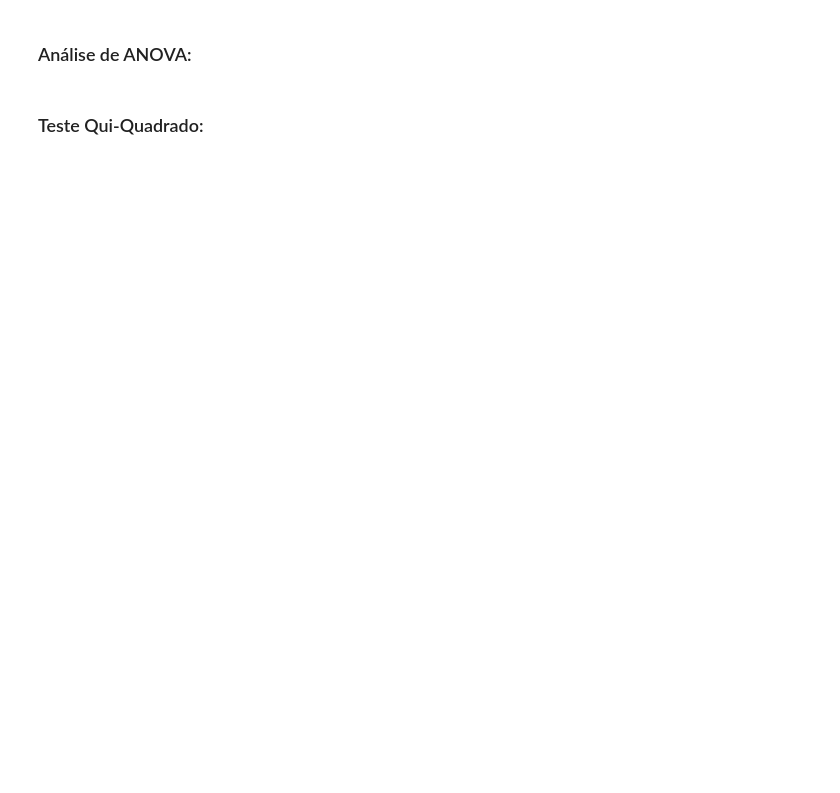
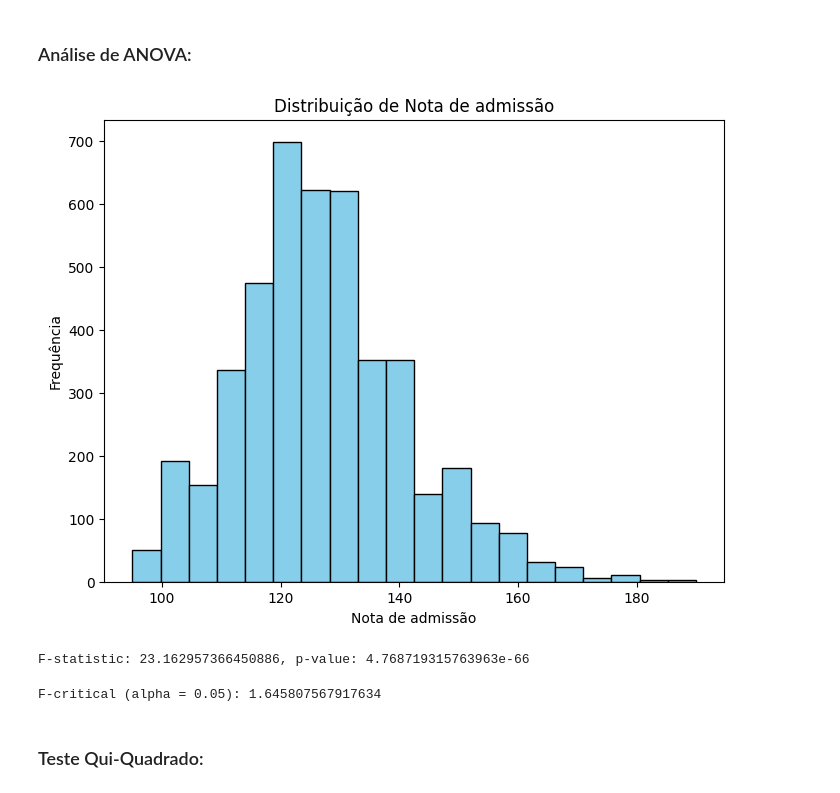
Before and after one commit to LeoRissetto/Trabalho-Estatistica, a Jupyter notebook: trabalho.ipynb, the cells around one changed output. Cells and saved outputs as stored; diff of their text form; code cells hidden in the pictures; blank space fills up the shorter version.

```diff
--- a/trabalho.ipynb
+++ b/trabalho.ipynb
@@ -131,0 +140,9 @@ Os resultados das análises serão apresentados detalhadamente, incluindo tabela
+# %%
+# Carrega o arquivo CSV
+dados = pd.read_csv('dados.csv')
+
+# Escolhe a variável para calcular as medidas
+variaveis = dados.columns
+
+# Imprime os nomes das colunas
+print(variaveis)
@@ -134,4 +203,41 @@ Os resultados das análises serão apresentados detalhadamente, incluindo tabela
 # %% [markdown]
 ### Análise de ANOVA:
+# %%
+plt.figure(figsize=(8, 6))
+dados['Nota de admissão'].plot(kind='hist', bins=20, color='skyblue', edgecolor='black')
+plt.title(f'Distribuição de Nota de admissão')
+plt.xlabel('Nota de admissão')
+plt.ylabel('Frequência')
+plt.show()
+# %% [output]
+[figure, added]
+# %%
+# Define os códigos dos cursos
+cursos = [9500, 9147, 9238, 9085, 9773, 9670, 9991, 9254, 9070, 171, 8014, 9003, 9853, 9119, 9130, 9556, 33]
+
+# Filtra os dados para incluir apenas os cursos especificados
+dados_filtrados = dados[dados['Curso'].isin(cursos)]
+
+# Cria listas separadas para as notas de admissão de cada curso
+notas_por_curso = [dados_filtrados[dados_filtrados['Curso'] == curso]['Nota de admissão'].dropna() for curso in cursos]
+
+# Realiza a análise ANOVA
+f_statistic, p_value = stats.f_oneway(*notas_por_curso)
+
+print(f'F-statistic: {f_statistic}, p-value: {p_value}')
+# %% [output]
+F-statistic: 23.162957366450886, p-value: 4.768719315763963e-66
+# %%
+# Calcula os graus de liberdade
+df_between = len(cursos) - 1  # Graus de liberdade entre os grupos
+df_within = sum([len(notas) for notas in notas_por_curso]) - len(cursos)  # Graus de liberdade dentro dos grupos
+
+# Calcula o valor crítico F para alfa = 0,05
+alpha = 0.05
+f_critical = stats.f.ppf(1 - alpha, df_between, df_within)
+
+print(f'F-critical (alpha = 0.05): {f_critical}')
+# %% [output]
+F-critical (alpha = 0.05): 1.645807567917634
 # %% [markdown]
 ### Teste Qui-Quadrado:
```
Also changed, not shown: parts of 4 cells of this notebook.
